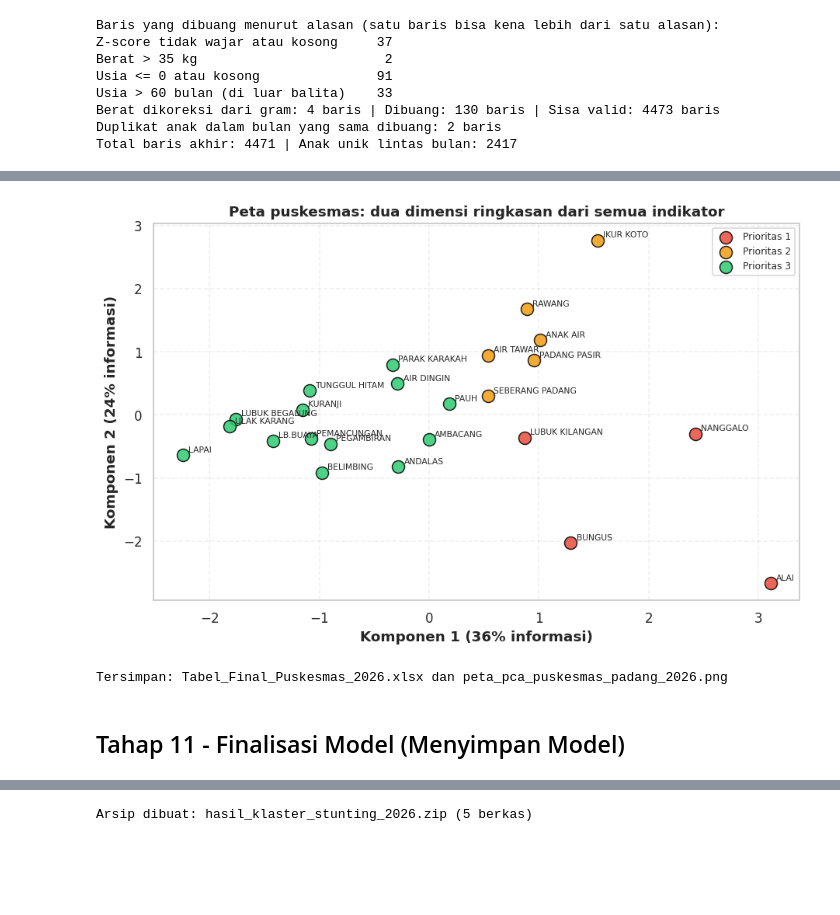
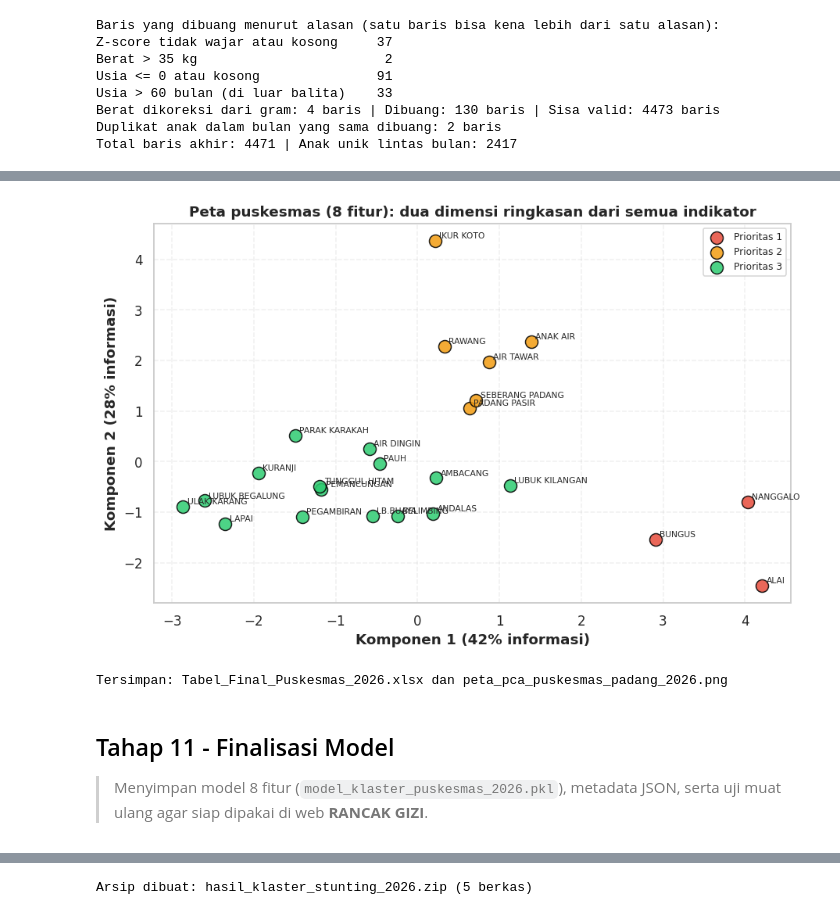
Before and after one commit to aqilahigenea/TB-ML, a Jupyter notebook: Kelompok_8_ML_Stunting.ipynb, the cells around one changed output, grey strips where cells are left out. Drawn from its saved outputs; the diff is of its cells as text; code cells hidden in the pictures; blank space fills up the shorter version.

```diff
--- a/Kelompok_8_ML_Stunting.ipynb
+++ b/Kelompok_8_ML_Stunting.ipynb
@@ -684,22 +762,14 @@ Puskesmas 'Belum pasti' berada di perbatasan kelompok (bootstrap rendah atau sil
 # %%
-# ==== KARTU SKOR: 4 METRIK DALAM SATU TABEL ====
-akhir_elbow = ('ada siku ringan di K=3' if turun_23 >= 1.5 * turun_34 else 'tidak ada siku tajam; K=3 dipilih karena kebutuhan kebijakan')
+# ==== KARTU SKOR: MULTI-METRIK DALAM SATU TABEL ====
+akhir_elbow = ('ada siku di K=3' if turun_23 >= 1.5 * turun_34 else 'K=3 dipilih karena efisiensi & kebutuhan kebijakan')
 kartu = pd.DataFrame([
-    ['1. Silhouette',            'Seberapa jelas kelompok terpisah?',            f"{sil_final:.3f}",                              nilai_sil(sil_final)],
-    ['2. Elbow (Inertia)',       'Apakah K=3 cukup?',                            f"{turun_23:.1f} (K2-3) vs {turun_34:.1f} (K3-4)", akhir_elbow],
-    ['3. ARI antarperiode',      'Apakah pola sama di bulan berbeda?',           f"{ari_antarperiode:.2f}",                       nilai_ari(ari_antarperiode)],
-    ['4. Bootstrap keanggotaan', 'Apakah puskesmas tetap di kelompoknya?',       f"{rerata_yakin:.0f}% | Pasti {n_pasti}/{len(df_puskesmas)}", 'Baik' if n_belum <= len(df_puskesmas) * 0.10 else ('Sedang' if n_belum <= len(df_puskesmas) * 0.25 else 'Rendah')],
+    ['1. Silhouette Score',        'Seberapa jelas kelompok terpisah?',             f"{sil_final:.3f}",                              nilai_sil(sil_final)],
+    ['2. Davies-Bouldin (DBI)',    'Apakah dispersi internal < jarak antarklaster?', f"{dbi_final:.3f}",                              'Sangat Baik (< 1,0)' if dbi_final < 1.0 else 'Cukup'],
+    ['3. Calinski-Harabasz (CH)',  'Rasio varians antarklaster vs dalam klaster?',  f"{ch_final:.1f}",                               'Meningkat Tajam (dari 8,6)'],
+    ['4. Elbow (Inertia)',         'Apakah K=3 cukup?',                             f"{turun_23:.1f} (K2-3) vs {turun_34:.1f} (K3-4)", akhir_elbow],
+    ['5. ARI Antarperiode',        'Apakah pola sama di bulan berbeda?',            f"{ari_antarperiode:.2f}",                       nilai_ari(ari_antarperiode)],
+    ['6. Bootstrap Keanggotaan',   'Apakah puskesmas tetap di kelompoknya?',        f"{rerata_yakin:.1f}% | ARI {ari_bootstrap_mean:.2f} | Pasti {n_pasti}/{len(df_puskesmas)}", 'Sangat Stabil'],
 ], columns=['Metrik', 'Pertanyaan', 'Hasil', 'Penilaian'])
-print("=== KARTU SKOR EVALUASI MODEL ===")
+print("=== KARTU SKOR EVALUASI MODEL (8 FITUR) ===")
 display(kartu)
-
-print("\nKESIMPULAN (ditulis otomatis dari angka di atas)")
-print(f"- Kelompok terpisah {nilai_sil(sil_final).lower()} (Silhouette {sil_final:.2f}); K=3 {'didukung' if k_terbaik == 3 else 'kurang didukung'} oleh data.")
-print(f"- Kemiripan pola antarperiode {nilai_ari(ari_antarperiode).lower()} (ARI {ari_antarperiode:.2f}), jadi keputusan memakai rata-rata 3 bulan.")
-print(f"- {n_pasti} dari {len(df_puskesmas)} puskesmas keanggotaannya pasti; {n_belum} belum pasti.")
-if sil_final < 0.5 or ari_antarperiode < 0.5:
-    print("CARA MENYEBUT HASIL: 'pemeringkatan profil prioritas berdasarkan indikator stunting' yang perlu divalidasi Dinkes, "
-          "BUKAN 'ditemukan 3 kelompok alami' dan BUKAN klasifikasi pasti.")
-else:
-    print("CARA MENYEBUT HASIL: alat bantu prioritas yang tetap perlu divalidasi Dinkes sebelum dipakai untuk anggaran.")
 # %% [output]
@@ -721,9 +788,9 @@ CARA MENYEBUT HASIL: 'pemeringkatan profil prioritas berdasarkan indikator stunt
 # %%
 # ==== HASIL UTAMA ====
-kolom_tabel = ['Peringkat_Kota', 'Puskesmas', 'Kecamatan', 'Kelompok_Prioritas', 'Skor_Urgensi', 'Status_Kepastian', 'Data_Sedikit',
-               'Rerata_kasus_per_bulan'] + fitur_klaster
+kolom_tabel = ['Peringkat_Kota', 'Peringkat_Urgensi', 'Tingkat_Urgensi', 'Puskesmas', 'Kecamatan', 'Kelompok_Prioritas',
+               'Skor_Urgensi', 'Status_Kepastian', 'Data_Sedikit', 'Rerata_kasus_per_bulan'] + fitur_klaster
 tabel_akhir = df_puskesmas.sort_values('Peringkat_Kota')[kolom_tabel].reset_index(drop=True)
-print("=== TABEL HASIL UTAMA: 24 PUSKESMAS KOTA PADANG ===")
+print("=== TABEL HASIL UTAMA: 24 PUSKESMAS KOTA PADANG (8 FITUR) ===")
 display(tabel_akhir)
 
 print("\n=== USULAN TINDAKAN PER KELOMPOK ===")
@@ -743,6 +810,6 @@ kec = df_puskesmas.groupby('Kecamatan').agg(**agregasi).reset_index()
 kec['Kasus_per_Sasaran_Kecamatan_(%)'] = (kec['Rerata_Kasus_per_Bulan'] / kec['Sasaran_Balita'] * 100).round(2)
 kec = kec.sort_values([urutan_nama[0], 'Kasus_per_Sasaran_Kecamatan_(%)'], ascending=False).reset_index(drop=True)
 df_puskesmas = df_puskesmas.drop(columns=['_' + nm for nm in urutan_nama])
-print("\n=== RINGKASAN PER KECAMATAN (angka Prioritas = jumlah puskesmas di kecamatan itu) ===")
+print("\n=== RINGKASAN PER KECAMATAN ===")
 display(kec)
 # %% [output]
@@ -794,30 +861,32 @@ Prioritas 3: AIR DINGIN, AMBACANG, ANDALAS, BELIMBING, KURANJI, LAPAI, LB.BUAYA,
 # %%
 # ==== PETA KELOMPOK (PCA) + EKSPOR ====
 warna = dict(zip(urutan_nama, ['#e74c3c', '#f39c12', '#2ecc71', '#3498db', '#9b59b6']))
 pc = PCA(n_components=2).fit(X_scaled); P = pc.transform(X_scaled)      # urutan baris sama dengan df_puskesmas
 
 plt.figure(figsize=(8.5, 5.5), dpi=110)
 for nama in urutan_nama:
     m = (df_puskesmas['Kelompok_Prioritas'] == nama).to_numpy()
     plt.scatter(P[m, 0], P[m, 1], s=110, c=warna[nama], edgecolor='black', label=nama, alpha=0.85)
 for i, p in enumerate(df_puskesmas['Puskesmas']):
     plt.text(P[i, 0] + 0.05, P[i, 1] + 0.05, p, fontsize=7)
 plt.xlabel(f"Komponen 1 ({pc.explained_variance_ratio_[0] * 100:.0f}% informasi)", fontweight='bold')
 plt.ylabel(f"Komponen 2 ({pc.explained_variance_ratio_[1] * 100:.0f}% informasi)", fontweight='bold')
-plt.title('Peta puskesmas: dua dimensi ringkasan dari semua indikator', fontweight='bold')
+plt.title('Peta puskesmas (8 fitur): dua dimensi ringkasan dari semua indikator', fontweight='bold')
 plt.legend(fontsize=8); plt.grid(True, ls='--', alpha=0.3); plt.tight_layout()
 plt.savefig('peta_pca_puskesmas_padang_2026.png'); plt.show()
 
 with pd.ExcelWriter('Tabel_Final_Puskesmas_2026.xlsx') as w:
     tabel_akhir.merge(df_puskesmas[['Puskesmas', 'Ciri_Kelompok', 'Usulan_Kebijakan']], on='Puskesmas').to_excel(w, sheet_name='Puskesmas', index=False)
     kec.to_excel(w, sheet_name='Kecamatan', index=False)
     kartu.to_excel(w, sheet_name='Kartu_Skor', index=False)
 print("Tersimpan: Tabel_Final_Puskesmas_2026.xlsx dan peta_pca_puskesmas_padang_2026.png")
 # %% [output]
-[figure, old version]
+[figure, new version]
 Tersimpan: Tabel_Final_Puskesmas_2026.xlsx dan peta_pca_puskesmas_padang_2026.png
 # %% [markdown]
-## Tahap 11 - Finalisasi Model (Menyimpan Model)
+## Tahap 11 - Finalisasi Model
+
+> Menyimpan model 8 fitur (`model_klaster_puskesmas_2026.pkl`), metadata JSON, serta uji muat ulang agar siap dipakai di web **RANCAK GIZI**.
 # %%
 # ==== SEL: SIMPAN MODEL, METADATA, UJI MUAT ULANG ====
 pipeline_final = Pipeline([('scaler', StandardScaler()),
```
Also changed, not shown: parts of 29 cells of this notebook, 9 other files.
